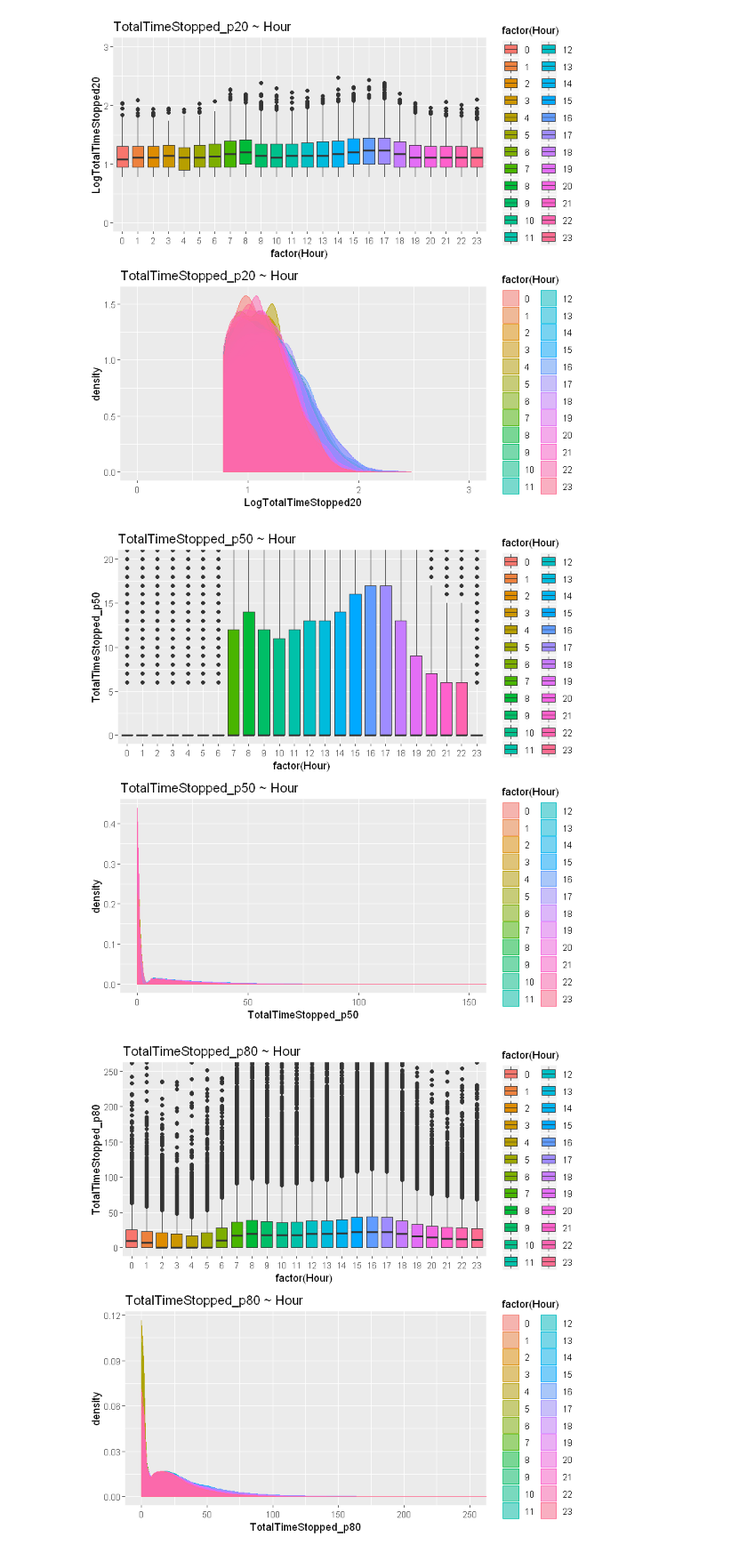
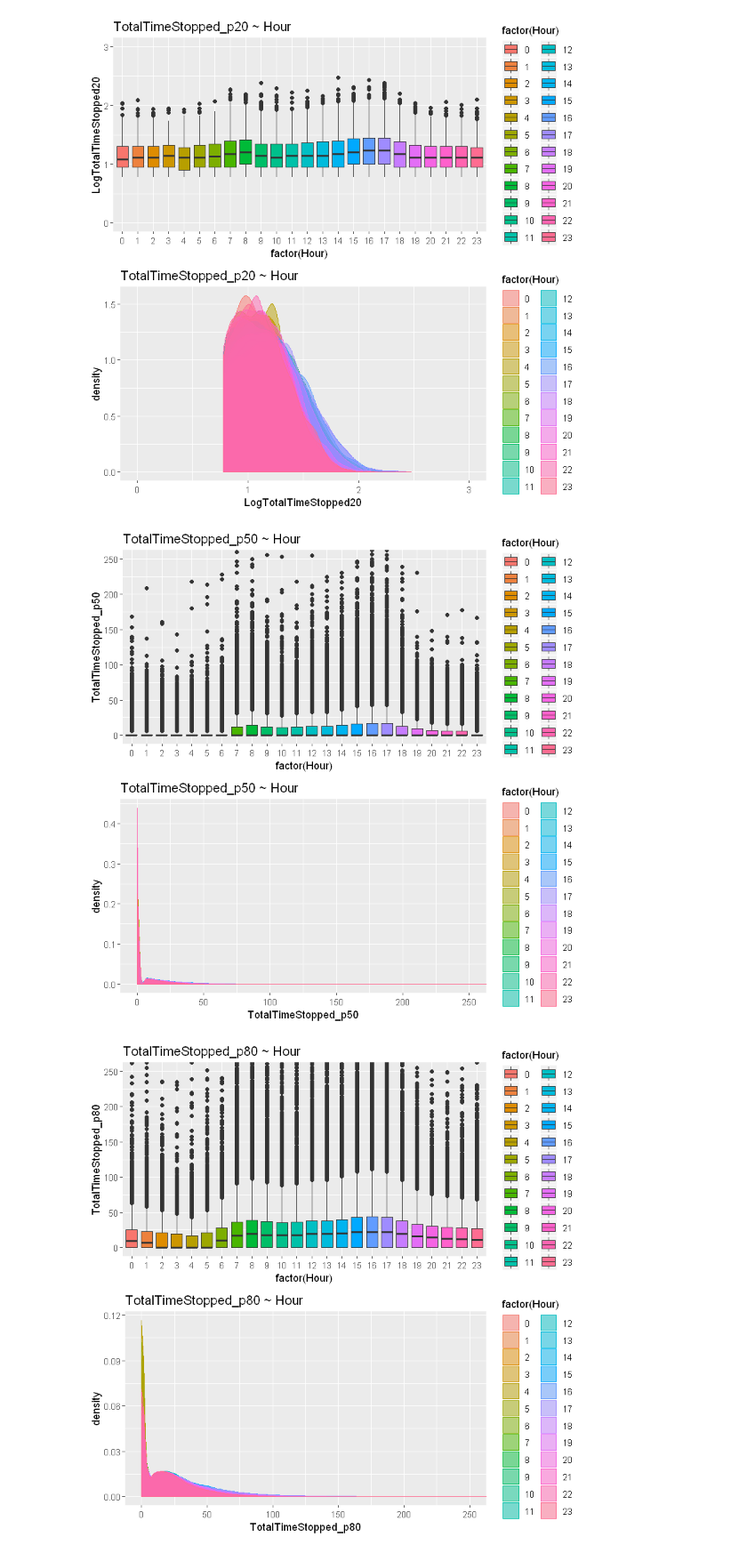
Before and after one commit to Haximilian/statistics447b, a Jupyter notebook: Statistics 447b Project - Adel.ipynb, the cells around one changed output. Shown at 89% size. Saved outputs shown, nothing was run; the diff lists cells and outputs as text; code cells hidden in the pictures.

```diff
--- a/Statistics 447b Project - Adel.ipynb
+++ b/Statistics 447b Project - Adel.ipynb
@@ -328,13 +328,13 @@ Warning message:
 [figure]
 # %%
 p21 <- ggplot(training[train_rows,], aes(x = factor(Hour), y = TotalTimeStopped_p50, fill = factor(Hour))) +
-  geom_boxplot() + ggtitle('TotalTimeStopped_p50 ~ Hour') + coord_cartesian(ylim = c(0,20))
+  geom_boxplot() + ggtitle('TotalTimeStopped_p50 ~ Hour') + coord_cartesian(ylim = c(0,250))
 p22 <- ggplot(training[train_rows,], aes(x = TotalTimeStopped_p50, fill = factor(Hour), color = factor(Hour))) +
-  geom_density(alpha = 0.5) + coord_cartesian(xlim = c(0, 150)) + ggtitle('TotalTimeStopped_p50 ~ Hour')
+  geom_density(alpha = 0.5) + coord_cartesian(xlim = c(0, 250)) + ggtitle('TotalTimeStopped_p50 ~ Hour')
 
 grid.arrange(p21,p22, ncol = 1)
 # %% [output]
-[figure, old version]
+[figure, new version]
 # %%
 p31 <- ggplot(training[train_rows,], aes(x = factor(Hour), y = TotalTimeStopped_p80, fill = factor(Hour))) +
   geom_boxplot() + ggtitle('TotalTimeStopped_p80 ~ Hour') + coord_cartesian(ylim = c(0,250))
```
Also changed, not shown: parts of 37 cells of this notebook, 1 other file.
